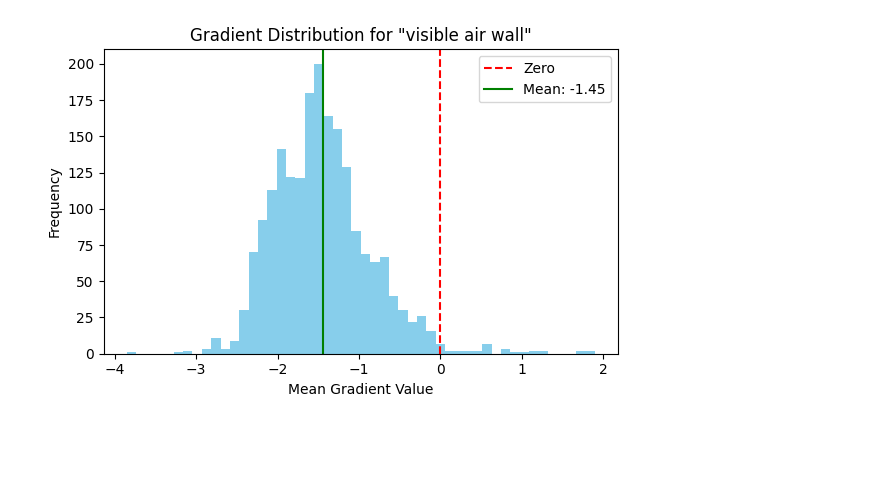
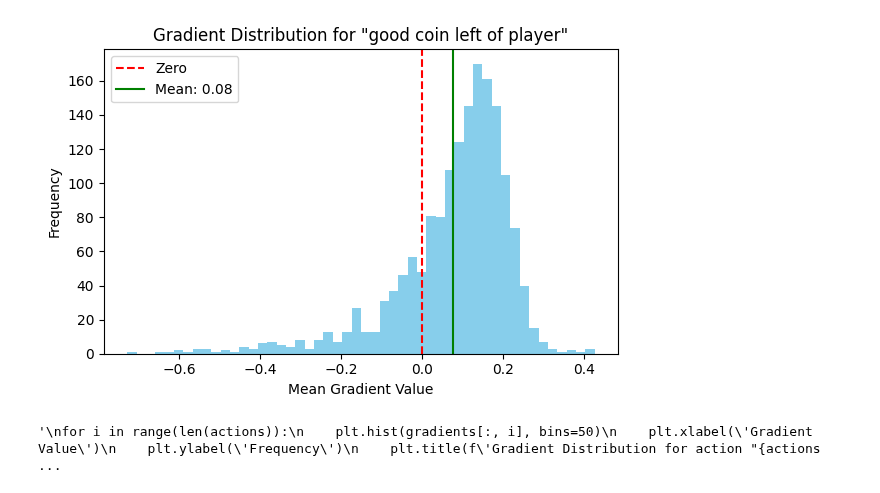
Before and after one commit to JacobLyLa/Qrunner-XAI, a Jupyter notebook: notebooks/conceptual_sensitivty.ipynb, the cells around one changed output. Saved outputs shown, nothing was run; the diff lists cells and outputs as text; code cells hidden in the pictures; blank space fills up the shorter version.

```diff
--- a/notebooks/conceptual_sensitivty.ipynb
+++ b/notebooks/conceptual_sensitivty.ipynb
@@ -106,3 +104,11 @@ AssertionError: [bad coin above lava] No samples for one of the classes
+# %%
+# Save data with pickle
+import pickle
+import datetime
+now = datetime.datetime.now()
+filename = f"runs/{now.strftime('%Y%m%d-%H%M%S')}_TCAV_results.pkl"
+with open(filename, 'wb') as f:
+    pickle.dump(data, f)
 # %%
 data_sorted = sorted(data, key=lambda x: x[1], reverse=True)
 
@@ -162,19 +168,34 @@ plt.show()
 # %%
-concept = concept_instances['visible air wall']
+concept = concept_instances['good coin left of player']
 
 gradients = get_gradients(concept, get_cav(concept))
 gradients = gradients.mean(dim=1).detach().cpu().numpy()
 mean_value = np.mean(gradients)
 plt.figure(figsize=(6, 4))
 plt.hist(gradients, bins=50, color='skyblue')
 plt.xlabel('Mean Gradient Value')
 plt.ylabel('Frequency')
 plt.title(f'Gradient Distribution for "{concept.name}"')
 
 plt.axvline(x=0, color='r', linestyle='--', label='Zero')
 plt.axvline(x=mean_value, color='green', linestyle='-', label=f'Mean: {mean_value:.2f}')
 plt.tight_layout()
 plt.legend()
 plt.show()
 # %% [output]
-[figure, old version]
+[figure, new version]
+# %%
+'''
+for i in range(len(actions)):
+    plt.hist(gradients[:, i], bins=50)
+    plt.xlabel('Gradient Value')
+    plt.ylabel('Frequency')
+    plt.title(f'Gradient Distribution for action "{actions[i]}"')
+    plt.axvline(x=0, color='r', linestyle='--', label='Zero')
+    plt.tight_layout()
+    plt.legend()
+    plt.show()
+    plt.clf()
+'''
+# %% [output]
+'\nfor i in range(len(actions)):\n    plt.hist(gradients[:, i], bins=50)\n    plt.xlabel(\'Gradient Value\')\n    plt.ylabel(\'Frequency\')\n    plt.title(f\'Gradient Distribution for action "{actions ...
```
Also changed, not shown: parts of 5 cells of this notebook, 2 other files.
